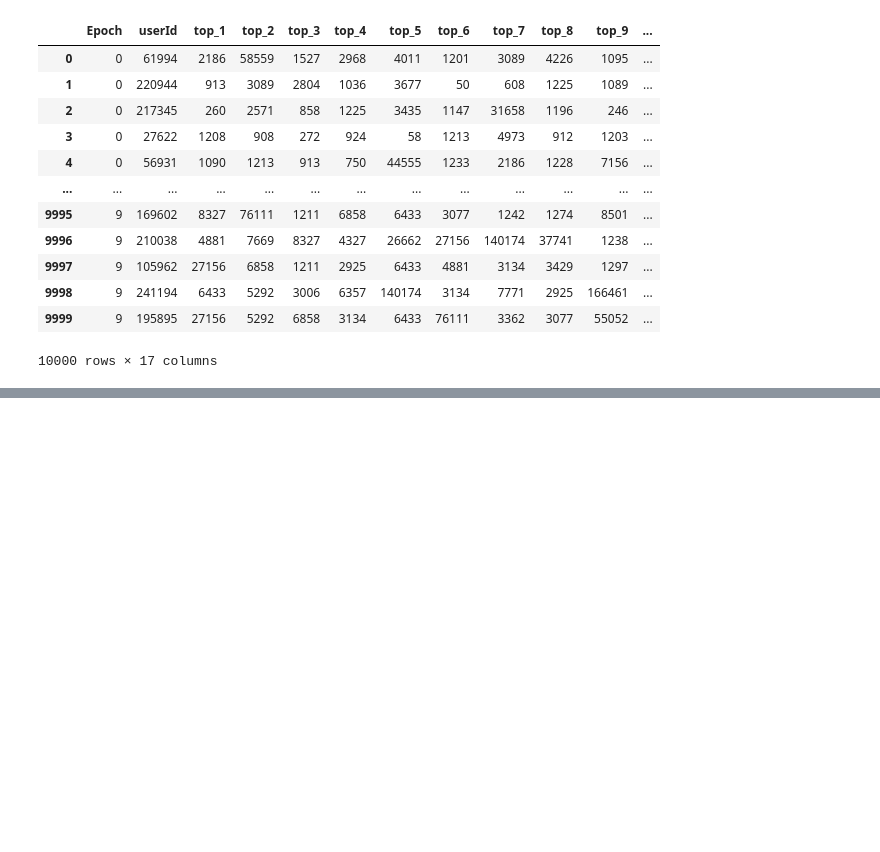
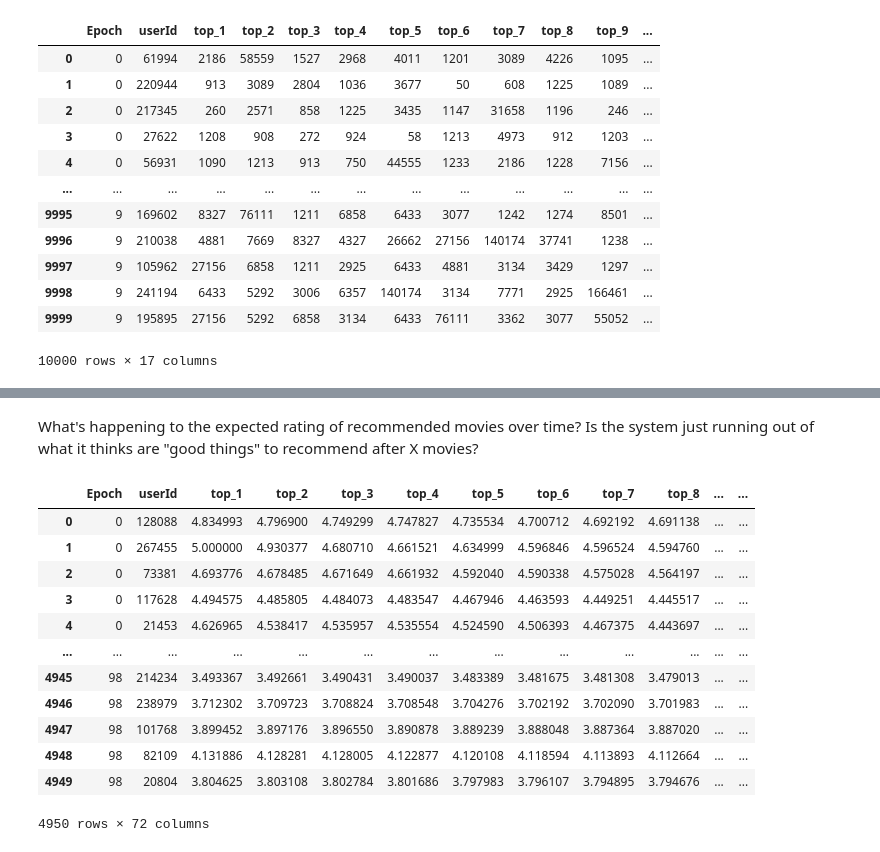
Before and after one commit to enoordeh/WestCoastDatathon, a Jupyter notebook: diversity.ipynb, the cells around one changed output, grey strips where cells are left out. Saved outputs shown, nothing was run; the diff lists cells and outputs as text; code cells hidden in the pictures; blank space fills up the shorter version.

```diff
--- a/diversity.ipynb
+++ b/diversity.ipynb
@@ -278,0 +276,20 @@ plt.show()
+# %% [markdown]
+What's happening to the expected rating of recommended movies over time? Is the system just running out of what it thinks are "good things" to recommend after X movies?
+# %%
+ratings_evolution_df = load_evolution_df('Data/rating_evolution_99epochs_50users_sim_1000users_total_70mov.csv')
+# ratings_evolution_df = load_evolution_df('Data/rating_evolution_150epochs_100users_sim_1000users_total_15mov.csv')
+ratings_evolution_df
+# %% [output]
+|  | Epoch | userId | top_1 | top_2 | top_3 | top_4 | top_5 | top_6 | top_7 | top_8 | ... | ... |
+| 0 | 0 | 128088 | 4.834993 | 4.796900 | 4.749299 | 4.747827 | 4.735534 | 4.700712 | 4.692192 | 4.691138 | ... | ... |
+| 1 | 0 | 267455 | 5.000000 | 4.930377 | 4.680710 | 4.661521 | 4.634999 | 4.596846 | 4.596524 | 4.594760 | ... | ... |
+| 2 | 0 | 73381 | 4.693776 | 4.678485 | 4.671649 | 4.661932 | 4.592040 | 4.590338 | 4.575028 | 4.564197 | ... | ... |
+| 3 | 0 | 117628 | 4.494575 | 4.485805 | 4.484073 | 4.483547 | 4.467946 | 4.463593 | 4.449251 | 4.445517 | ... | ... |
+| 4 | 0 | 21453 | 4.626965 | 4.538417 | 4.535957 | 4.535554 | 4.524590 | 4.506393 | 4.467375 | 4.443697 | ... | ... |
+| ... | ... | ... | ... | ... | ... | ... | ... | ... | ... | ... | ... | ... |
+| 4945 | 98 | 214234 | 3.493367 | 3.492661 | 3.490431 | 3.490037 | 3.483389 | 3.481675 | 3.481308 | 3.479013 | ... | ... |
+| 4946 | 98 | 238979 | 3.712302 | 3.709723 | 3.708824 | 3.708548 | 3.704276 | 3.702192 | 3.702090 | 3.701983 | ... | ... |
+| 4947 | 98 | 101768 | 3.899452 | 3.897176 | 3.896550 | 3.890878 | 3.889239 | 3.888048 | 3.887364 | 3.887020 | ... | ... |
+| 4948 | 98 | 82109 | 4.131886 | 4.128281 | 4.128005 | 4.122877 | 4.120108 | 4.118594 | 4.113893 | 4.112664 | ... | ... |
+| 4949 | 98 | 20804 | 3.804625 | 3.803108 | 3.802784 | 3.801686 | 3.797983 | 3.796107 | 3.794895 | 3.794676 | ... | ... |
+4950 rows × 72 columns
```
Also changed, not shown: parts of 9 cells of this notebook, 3 other files.
